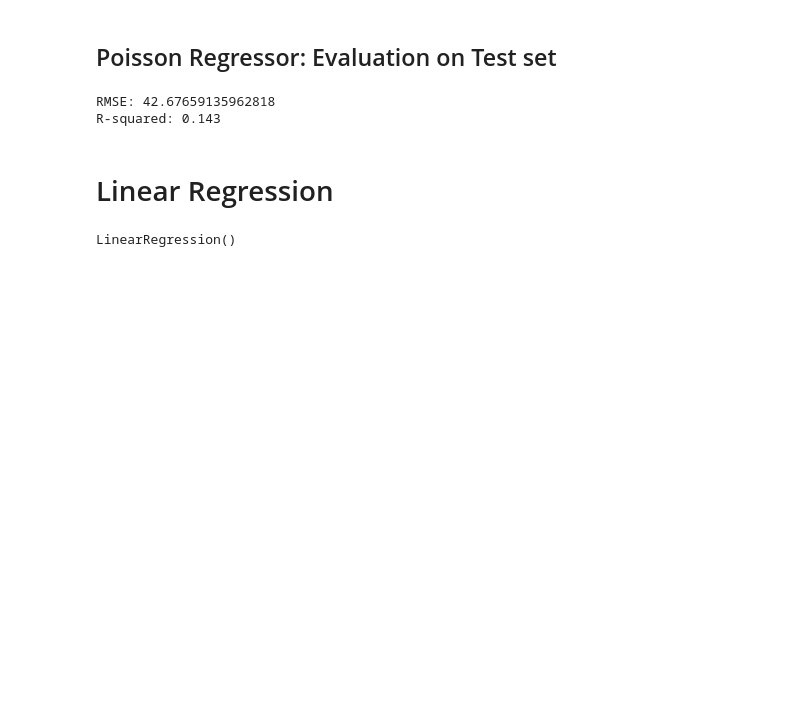
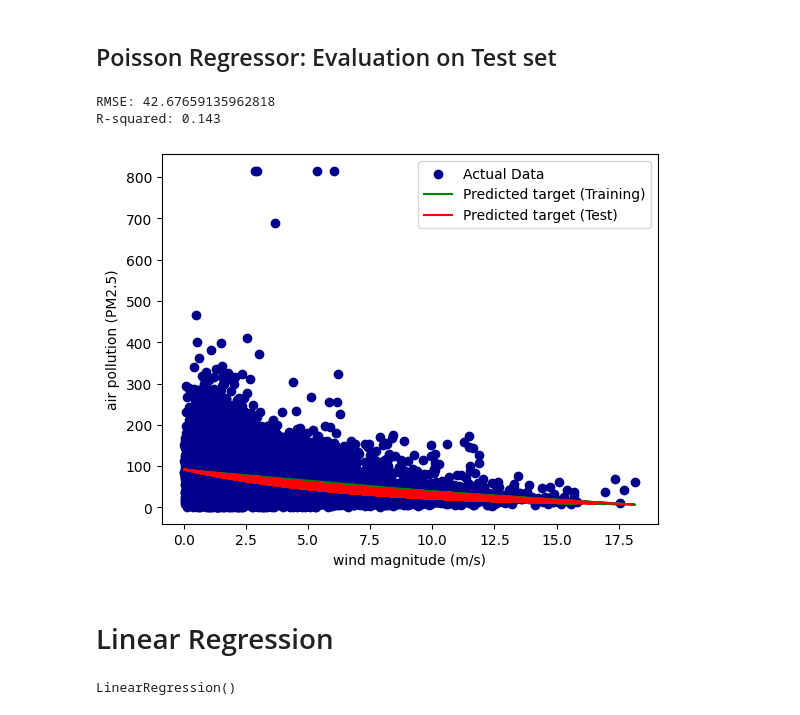
Before and after one commit to PrisBerlin/Air-Pollution-Challenge, a Jupyter notebook: Baseline-model.ipynb, the cells around one changed output. Saved outputs shown, nothing was run; the diff lists cells and outputs as text; code cells hidden in the pictures; blank space fills up the shorter version.

```diff
--- a/Baseline-model.ipynb
+++ b/Baseline-model.ipynb
@@ -74,6 +77,17 @@ print("R-squared:", r2_score(y_test, y_test_pred).round(3)) #actually not needed
 # %% [output]
 RMSE: 42.67659135962818
 R-squared: 0.143
+# %%
+# Visualize the data and the predicted values
+plt.scatter(X_train, y_train, label='Actual Data', color='darkblue')
+plt.plot(X_train, y_train_pred, label='Predicted target (Training)', color='green')
+plt.plot(X_test, y_test_pred, label='Predicted target (Test)', color='red')
+plt.xlabel('wind magnitude (m/s)')
+plt.ylabel('air pollution (PM2.5)')
+plt.legend()
+plt.show()
+# %% [output]
+[figure, added]
 # %% [markdown]
 # Linear Regression
 # %%
```
Also changed, not shown: parts of 7 cells of this notebook.
